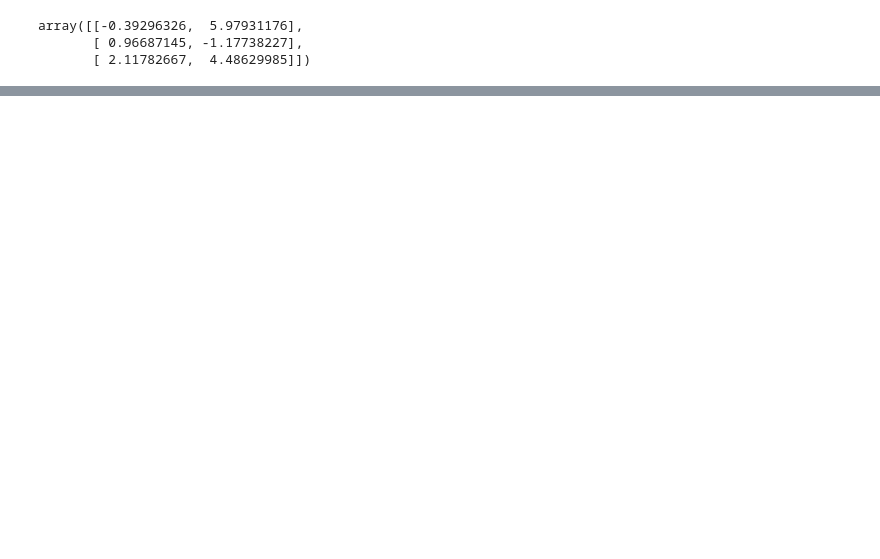
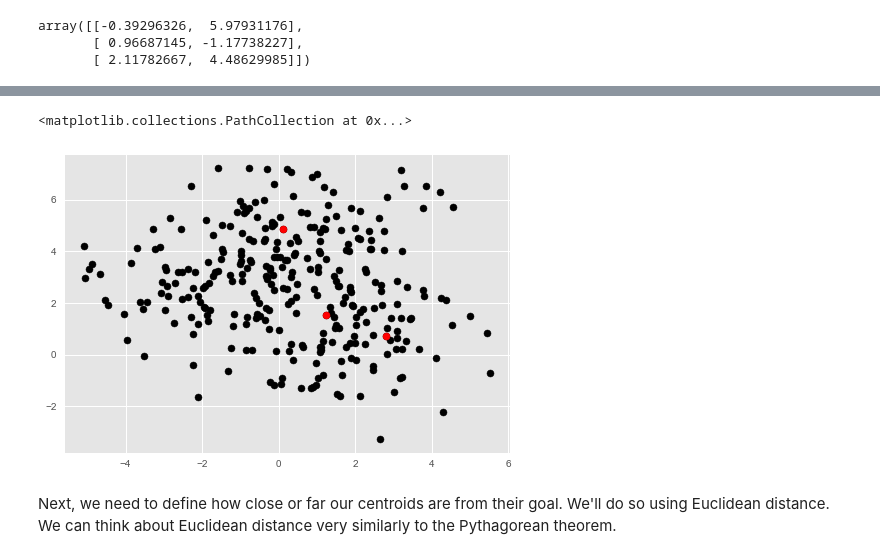
Before and after one commit to jacobdanovitch/Data-Science-Workshops, a Jupyter notebook: K Means Clustering.ipynb, the cells around one changed output, grey strips where cells are left out. Drawn from its saved outputs; the diff is of its cells as text; code cells hidden in the pictures; blank space fills up the shorter version.

```diff
--- a/K Means Clustering.ipynb
+++ b/K Means Clustering.ipynb
@@ -15 +108,11 @@ array([[-0.39296326,  5.97931176],
+# %%
+example_centroids = choose_centroids(pairs, 3)
+
+plt.scatter(pairs[:,0], pairs[:,1], c='k')
+plt.scatter(example_centroids[:,0], example_centroids[:,1], c='r')
+# %% [output]
+<matplotlib.collections.PathCollection at 0x...>
+[figure, added]
+# %% [markdown]
+Next, we need to define how close or far our centroids are from their goal. We'll do so using Euclidean distance. We can think about Euclidean distance very similarly to the Pythagorean theorem.
 # %%
```
Also changed, not shown: parts of 25 cells of this notebook.
